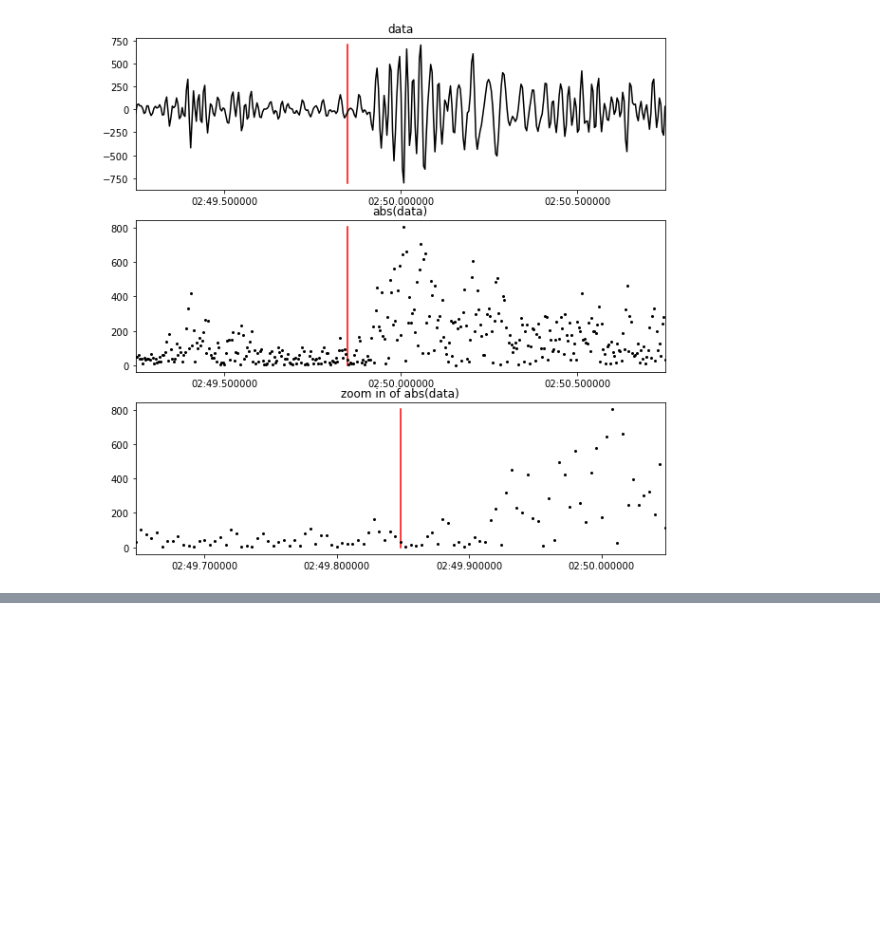
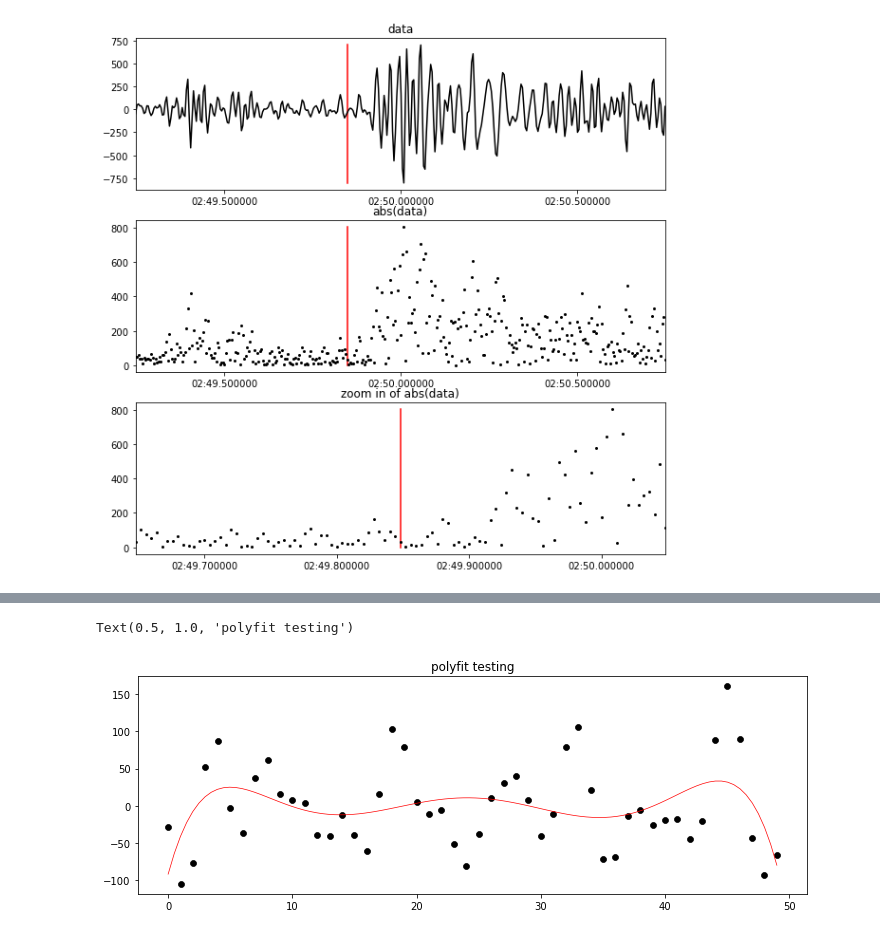
Before and after one commit to tjnewton/sigpig, a Jupyter notebook: examples/explore_Trace.ipynb, the cells around one changed output, grey strips where cells are left out. Drawn from its saved outputs; the diff is of its cells as text; code cells hidden in the pictures; blank space fills up the shorter version.

```diff
--- a/examples/explore_Trace.ipynb
+++ b/examples/explore_Trace.ipynb
@@ -271,0 +265,24 @@ print(max_indices)
+# %%
+# sandbox for testing polyfit degree on different data
+# x = [0, 1, 2, 3, 4, 5, 6, 8, 11, 12, 16]
+# y = [1, 2, 1, 3, 1, 2, 6, 9, 10, 8, 14]
+
+x = max_pool_times[:50]
+x = np.linspace(0, 49, num=50)
+y = max_pool_amplitude[:50]
+
+
+fig, ax = plt.subplots(1, figsize=(12, 4))
+
+p = np.poly1d(np.polyfit(x, y, 6))
+
+t = np.linspace(x[0], x[-1], num=100, endpoint=True)
+
+ax.plot(t, p(t), c="r", linewidth=0.7)
+
+ax.scatter(x, y, c='k', linewidth=0.7)
+
+ax.set_title("polyfit testing")
+# %% [output]
+Text(0.5, 1.0, 'polyfit testing')
+[figure, added]
```
Also changed, not shown: parts of 3 cells of this notebook.
